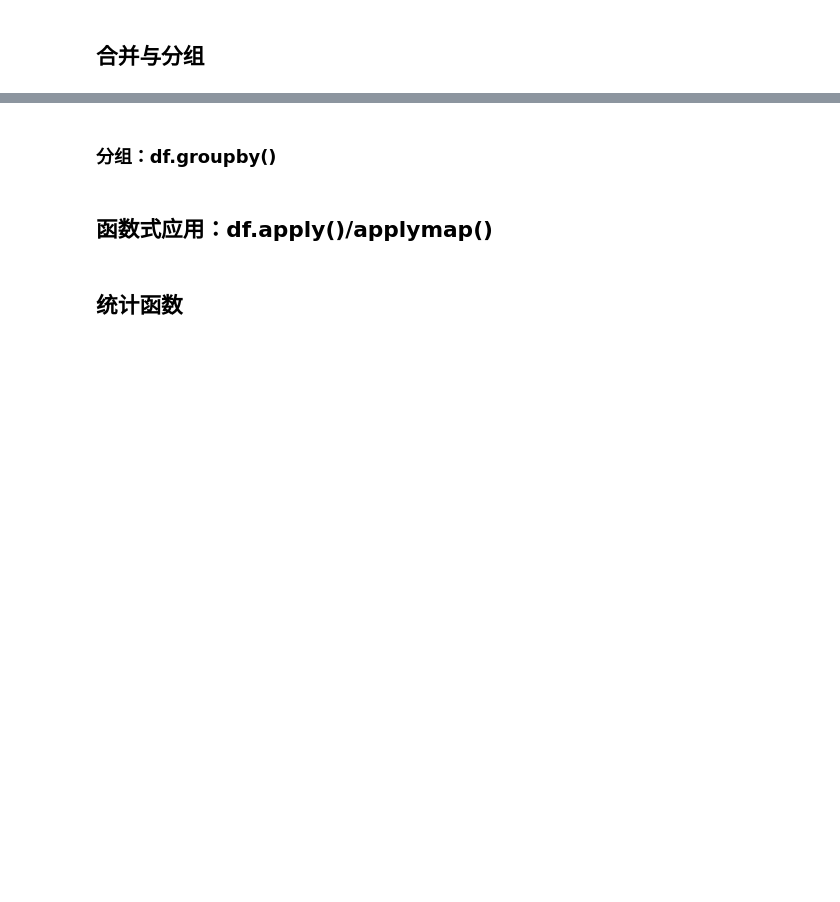
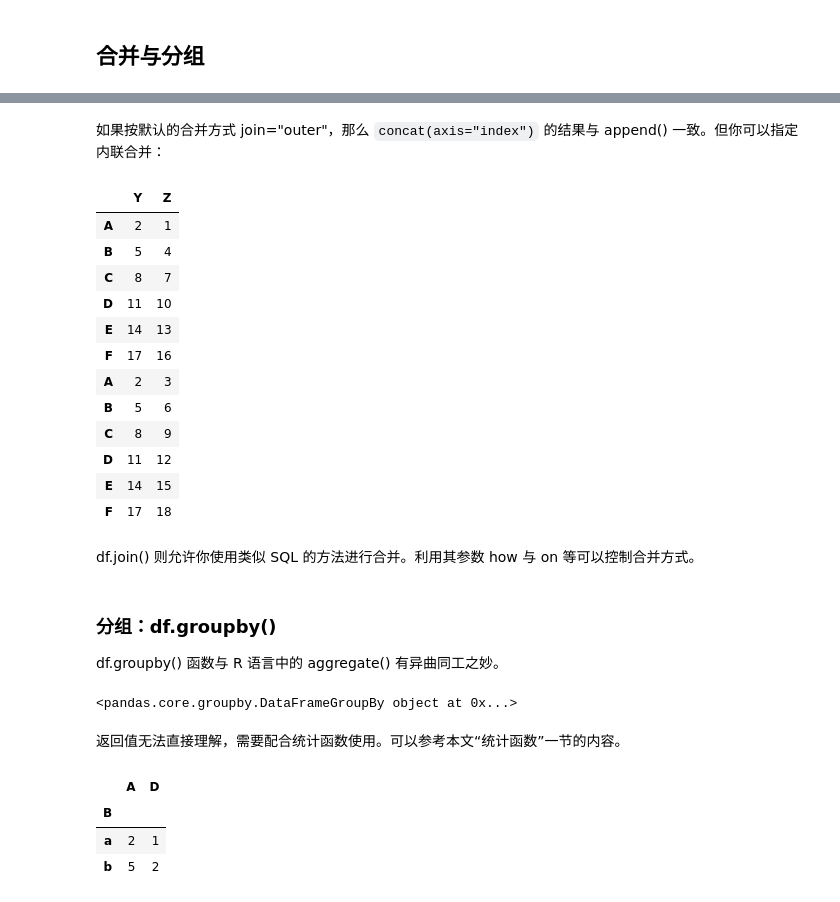
Before and after one commit to wklchris/wklchris.github.io, a Jupyter notebook: ipynb/Py3-pandas.ipynb, the cells around one changed output, grey strips where cells are left out. Saved outputs shown, nothing was run; the diff lists cells and outputs as text; code cells hidden in the pictures; blank space fills up the shorter version.

Commit message:
Update Py3-pandas.

```diff
--- a/ipynb/Py3-pandas.ipynb
+++ b/ipynb/Py3-pandas.ipynb
@@ -434,6 +466,41 @@ df.replace([1, 2], [100, 200])
+# %% [markdown]
+如果按默认的合并方式 join="outer"，那么 `concat(axis="index")` 的结果与 append() 一致。但你可以指定内联合并：
+# %%
+pd.concat([df1, df2], axis="index", join="inner")
+# %% [output]
+|  | Y | Z |
+| A | 2 | 1 |
+| B | 5 | 4 |
+| C | 8 | 7 |
+| D | 11 | 10 |
+| E | 14 | 13 |
+| F | 17 | 16 |
+| A | 2 | 3 |
+| B | 5 | 6 |
+| C | 8 | 9 |
+| D | 11 | 12 |
+| E | 14 | 15 |
+| F | 17 | 18 |
+# %% [markdown]
+df.join() 则允许你使用类似 SQL 的方法进行合并。利用其参数 how 与 on 等可以控制合并方式。
 # %% [markdown]
 ### 分组：df.groupby()
+
+df.groupby() 函数与 R 语言中的 aggregate() 有异曲同工之妙。
-# %% [markdown]
-## 函数式应用：df.apply()/applymap()
-# %% [markdown]
-## 统计函数
+# %%
+dt = DataFrame({"A": [1, 2, 3, 4, 5, 6],
+                "B": ["a", "a", "a", "b", "b", "b"],
+                "C": ["x", "x", "y", "y", "z", "z"],
+                "D": [1, 1, 1, 2, 2, 2]})
+dt.groupby("B")
+# %% [output]
+<pandas.core.groupby.DataFrameGroupBy object at 0x...>
+# %% [markdown]
+返回值无法直接理解，需要配合统计函数使用。可以参考本文“统计函数”一节的内容。
+# %%
+dt.groupby("B").mean()  # 列 C 无法计算 mean()，被忽略
+# %% [output]
+|  | A | D |
+| B |  |  |
+| a | 2 | 1 |
+| b | 5 | 2 |
```
Also changed, not shown: parts of 17 cells of this notebook, 2 other files.
